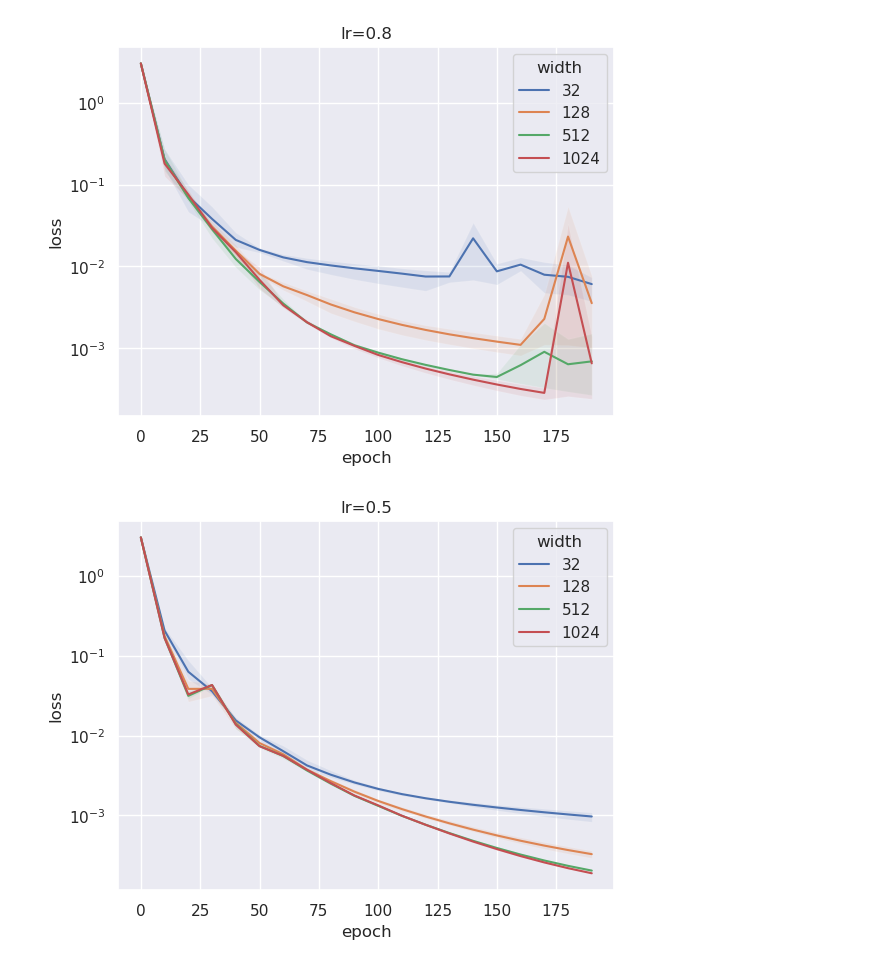
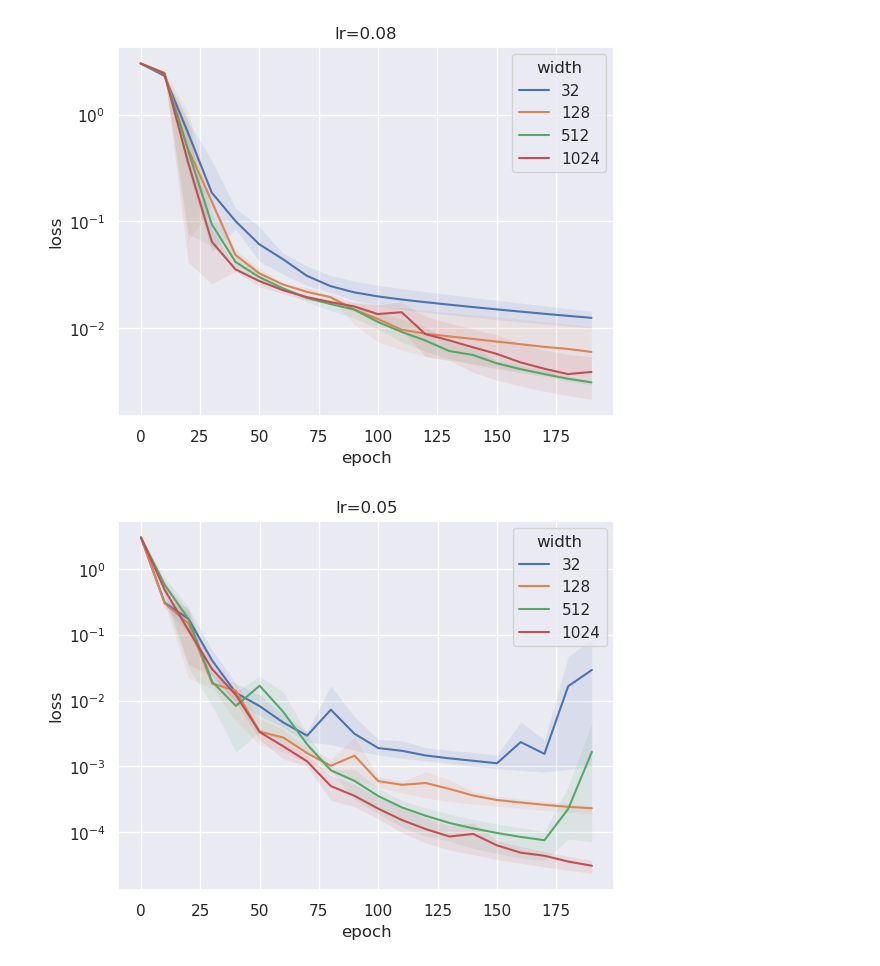
Before and after one commit to okitouni/torch-flame, a Jupyter notebook: mup/synthetic.ipynb, the cells around one changed output. Cells and saved outputs as stored; diff of their text form; code cells hidden in the pictures.

```diff
--- a/mup/synthetic.ipynb
+++ b/mup/synthetic.ipynb
@@ -20,8 +46,5 @@ y = torch.randn(samples, 1, generator=rng) if random else torch.norm(X, dim=1, k
 # %%
-import os
-
-os.makedirs('synthetic', exist_ok=True)
 widths = [32, 128, 512, 1024]
-lrs = [0.8, 0.5, 1e-1, 2e-2, 1.5e-2, 1e-2, 5e-3]
+lrs = np.array([0.8, 0.5, 1e-1, 2e-2, 1.5e-2, 1e-2, 5e-3]) * 1e-1
 seeds = range(3)
 epochs = 200
@@ -56,7 +59,7 @@ for lr in lrs:
             row = {'lr': lr, 'width': width, 'seed': seed}
             pbar.update(1)
             torch.manual_seed(seed)
-            model = MLP([n_dims, width, 1], use_mup=use_mup)
+            model = MLP([n_dims] + [width] * 3 + [1], use_mup=use_mup)
             optimizer = get_optimizer(model, lr, use_mup=use_mup)
             flame_model = tf.Flame(model, optimizer, device='cuda')
             flame_model.fit(X, y, epochs=epochs, track_loss=10)
@@ -97,25 +100,25 @@ plt.savefig(f'synthetic/final_loss_mup_{use_mup}.png')
 # %%
 group = df.groupby(['lr', 'width']).losses
 
-for lr in lrs:
+for lr in lrs.round(8):
     for c, width in enumerate(widths):
         losses = group.get_group((lr, width))
         losses = np.array(losses.tolist())
         mean_ = losses.mean(axis=0)
         max_ = losses.max(axis=0)
         min_ = losses.min(axis=0)
         x_axis = np.arange(len(mean_)) * 10
         plt.fill_between(x_axis, min_, max_, alpha=0.1)
         plt.plot(x_axis, mean_, label=width)
 
     plt.xlabel('epoch')
     plt.ylabel('loss')
 
     plt.yscale('log')
     plt.title(f'lr={lr}')
     plt.legend(title="width")
     plt.savefig(f'synthetic/loss_lr_{lr}_mup_{use_mup}.png')
     plt.show()
 # %% [output]
-[figure, old version]
+[figure, new version]
-[figure, old version]
+[figure, new version]
```
Also changed, not shown: parts of 5 cells of this notebook, 2 other files.
